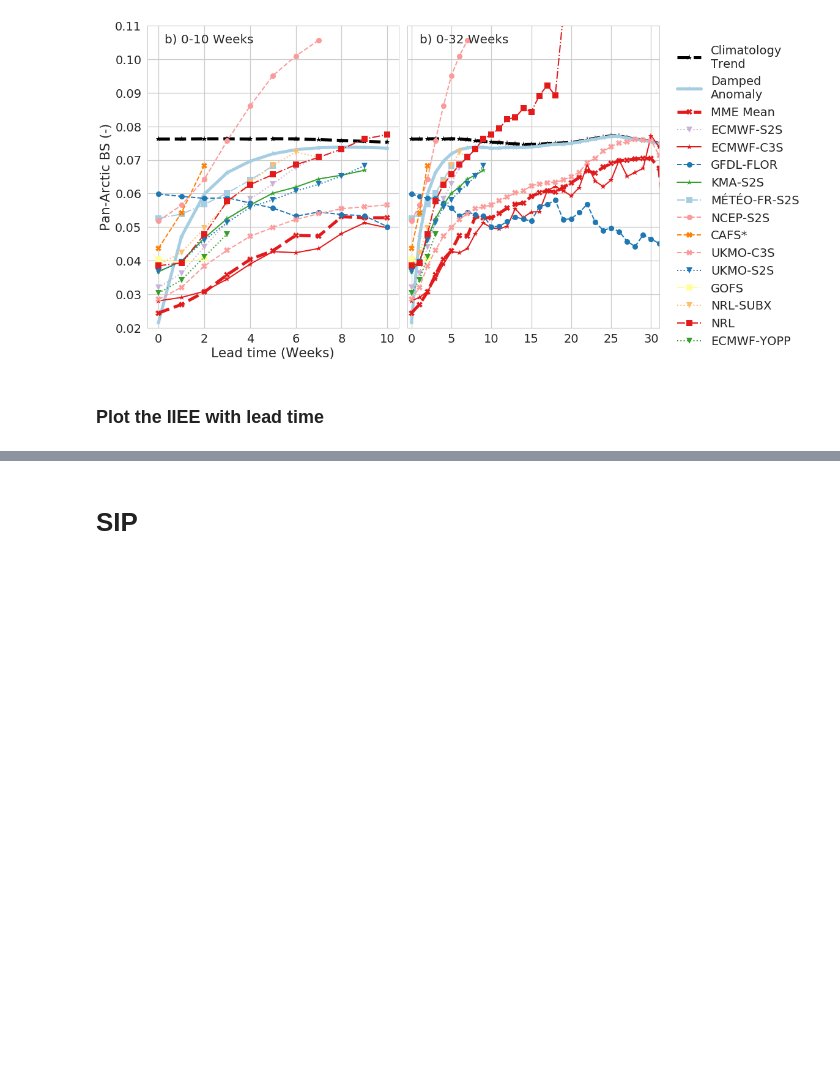
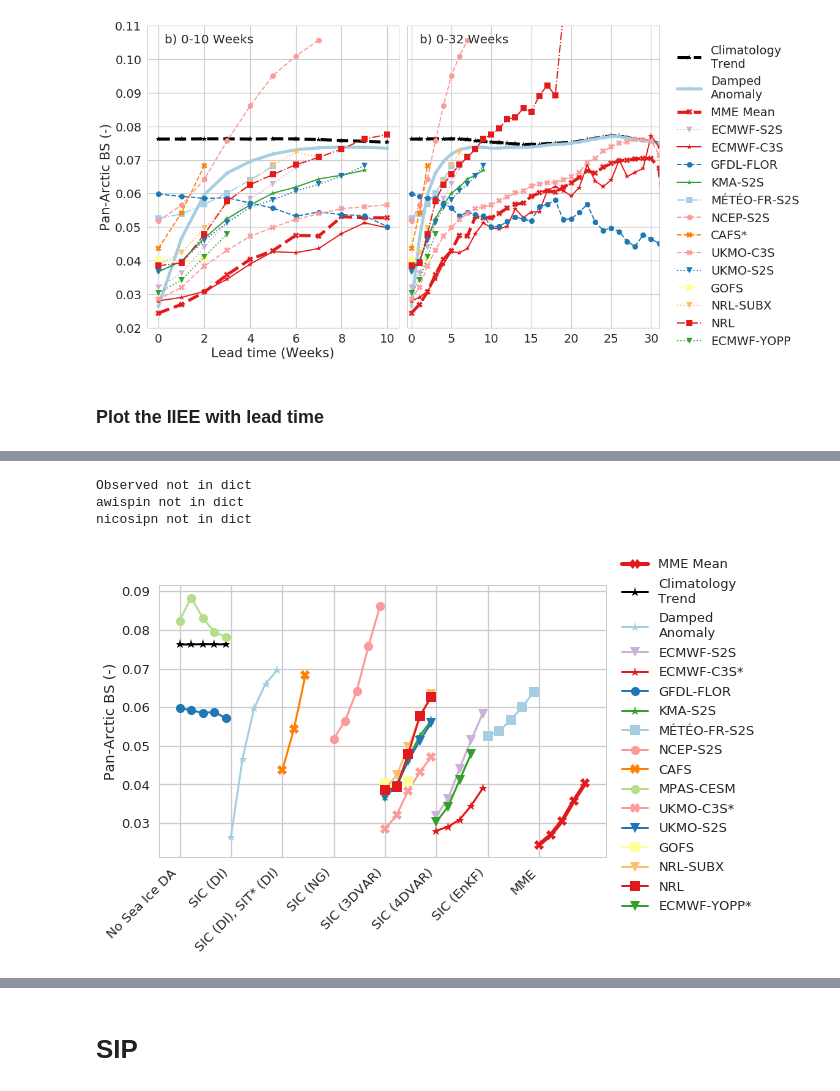
Before and after one commit to NicWayand/ESIO, a Jupyter notebook: notebooks/Eval_weekly_forecasts.ipynb, the cells around one changed output, grey strips where cells are left out. Drawn from its saved outputs; the diff is of its cells as text; code cells hidden in the pictures; blank space fills up the shorter version.

```diff
--- a/notebooks/Eval_weekly_forecasts.ipynb
+++ b/notebooks/Eval_weekly_forecasts.ipynb
@@ -801,6 +921,7 @@ DA_options_dict
 
 
 leads2plot = [0,1,2,3,4] # indices
+sns.set_style("whitegrid")
 
 sns.set_context("talk", font_scale=1, rc={"lines.linewidth": 2.5})
 f, axes = plt.subplots(1, 1, figsize=(8, 5))
@@ -818,33 +939,38 @@ for cmod in BSS_agg.model.values:
 
         BSS_init = BSS_agg.sel(model=cmod).isel(fore_time=leads2plot).mean(dim='init_end').load()
 
         #rand_jit = np.random.randint(-100,100)/1000*2
         c_x = np.linspace(DA_options_dict[DA_dict[cmod]],
                           DA_options_dict[DA_dict[cmod]]+0.9,
                           len(leads2plot))
         #print(c_x)
 
         axes.plot(c_x,
                 BSS_init.values,
                 color=cc,
                 linestyle='-',
                 linewidth=lw,
                 marker=cm,
                 label=E.model[cmod]['model_label'])
     else:
         print(cmod,"not in dict")
 axes.set_xticks(DA_options_i)
 axes.set_xticklabels(DA_options, rotation='45', ha='right')
 
 plt.legend(loc='lower right', bbox_to_anchor=(1.36, -.25))
 plt.ylabel('Pan-Arctic BS (-)')
 
 if not PaperPlots: # only add for website plots
     axes.text(5, 0.085, 'Wayand et al. (in review)', fontsize=12)
 
 # Save to file
 f_out = os.path.join(fig_dir,'BSS_week_Multi_by_DA_Type.png')
 f.savefig(f_out,bbox_inches='tight', dpi=300)
+# %% [output]
+Observed not in dict
+awispin not in dict
+nicosipn not in dict
+[figure, added]
 # %%
 # sns.set_context("talk", font_scale=.8, rc={"lines.linewidth": 2.5})
 
```
Also changed, not shown: parts of 16 cells of this notebook, 11 other files.
